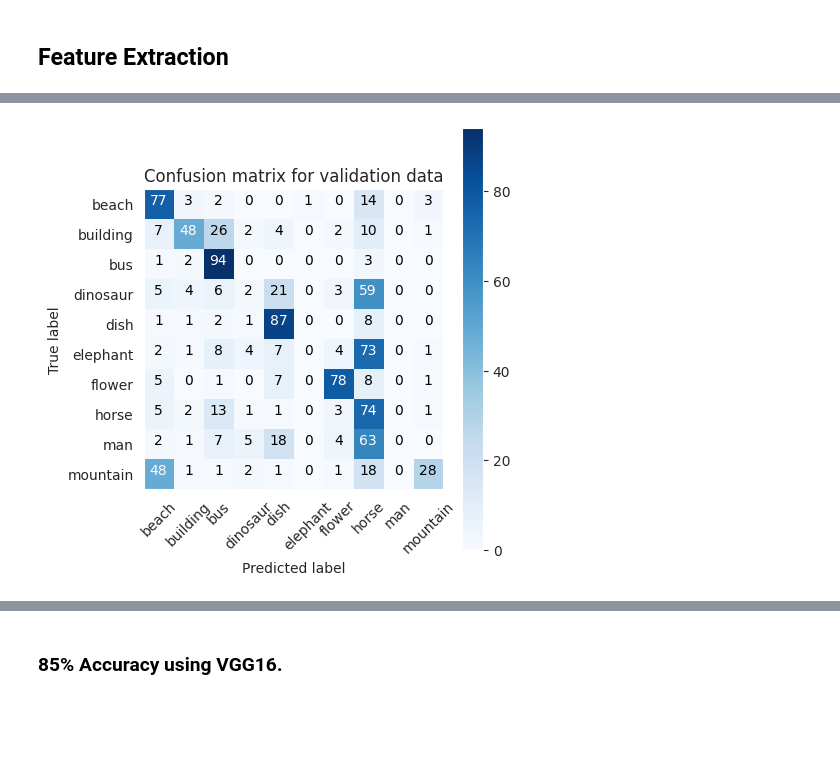
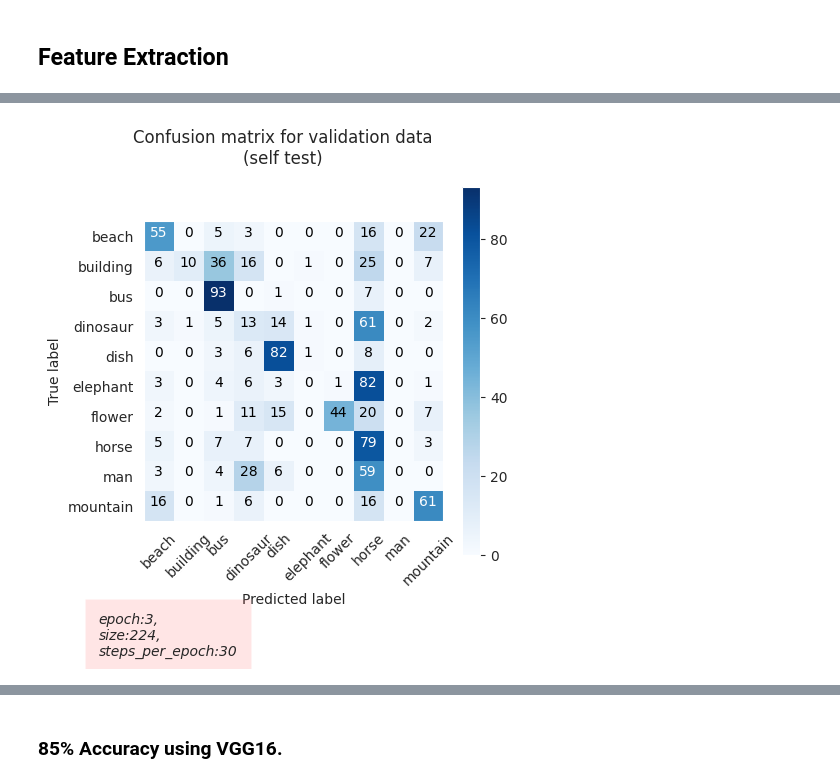
Before and after one commit to louiscklaw/colab-playlist, a Jupyter notebook: kaggle/ML_vinniesniper-54816/Folower_detection_with_FT_VGG16.ipynb, the cells around one changed output, grey strips where cells are left out. Saved outputs shown, nothing was run; the diff lists cells and outputs as text; code cells hidden in the pictures; blank space fills up the shorter version.

```diff
--- a/kaggle/ML_vinniesniper-54816/Folower_detection_with_FT_VGG16.ipynb
+++ b/kaggle/ML_vinniesniper-54816/Folower_detection_with_FT_VGG16.ipynb
@@ -72,5 +84,5 @@ Note: you may need to restart the kernel to use updated packages.
 # %%
-def plot_confusion_matrix(cm, classes, normalize=False, title='Confusion matrix', cmap=plt.cm.Blues):
+def plot_confusion_matrix(cm, classes, normalize=False, title='Confusion matrix', cmap=plt.cm.Blues, description=""):
     """
     This function prints and plots the confusion matrix.
     Normalization can be applied by setting `normalize=True`.
@@ -79,7 +91,8 @@ def plot_confusion_matrix(cm, classes, normalize=False, title='Confusion matrix'
     if normalize:
         cm = cm.astype('float') / cm.sum(axis=1)[:, np.newaxis]
 
-    plt.figure(figsize=(5,5))
+    fig = plt.figure(figsize=(5,5))
+    ax = fig.add_subplot()
     plt.grid(False)
     plt.imshow(cm, interpolation='nearest', cmap=cmap)
 
@@ -95,10 +108,16 @@ def plot_confusion_matrix(cm, classes, normalize=False, title='Confusion matrix'
                  horizontalalignment="center",
                  color="white" if cm[i, j] > thresh else "black")
 
-    plt.title(title)
+    plt.suptitle(title)
     plt.ylabel('True label')
     plt.xlabel('Predicted label')
     plt.tight_layout()
+
+    ax.text(-2, 14,
+            description,
+            style='italic',
+            bbox={'facecolor': 'red', 'alpha': 0.1, 'pad': 10}
+            )
 # %%
 # reset data dir
 import os,sys
@@ -349,22 +378,26 @@ batch_size = 32
 train_datagen = ImageDataGenerator(
         rescale=1./255,
         rotation_range=40,
-        width_shift_range=0.2,
-        height_shift_range=0.2,
+        width_shift_range=0.3,
+        height_shift_range=0.3,
         shear_range=0.2,
         zoom_range=0.2,
-        horizontal_flip=True)
+        horizontal_flip=True,
+        vertical_flip=True
+        )
 
+val_datagen = ImageDataGenerator(rescale=1./255)
 test_datagen = ImageDataGenerator(rescale=1./255)
 
 train_generator = train_datagen.flow_from_directory(
         DATA_TRAIN_DIR,
+        shuffle=True,
         target_size=(image_w, image_h),  # all images will be resized to 150x150
         batch_size=batch_size,
         class_mode='categorical'  # more than two classes
 )
 
-validation_generator = test_datagen.flow_from_directory(
+validation_generator = val_datagen.flow_from_directory(
         DATA_VALID_DIR,
         target_size=(image_w, image_h),
         batch_size=batch_size,
@@ -471,9 +514,10 @@ y_pred = y_pred.argmax(-1)
 con_mat = tf.math.confusion_matrix(validation_generator.classes, y_pred)
 con_mat = np.array(con_mat)
 plot_confusion_matrix(
-    title='Confusion matrix for validation data',
+    title='Confusion matrix for validation data\n(self test)',
     cm = con_mat,
     classes = validation_generator.class_indices.keys(),
-    normalize = False
+    normalize = False,
+    description="epoch:{},\nsize:{},\nsteps_per_epoch:{}".format(str(len(history.epoch)), str(image_w), str(steps_per_epoch))
     )
 # %% [output]
@@ -482,4 +526,4 @@ plot_confusion_matrix(
-[figure, old version]
+[figure, new version]
 # %%
 # model self test on target data
 
```
Also changed, not shown: parts of 24 cells of this notebook.
